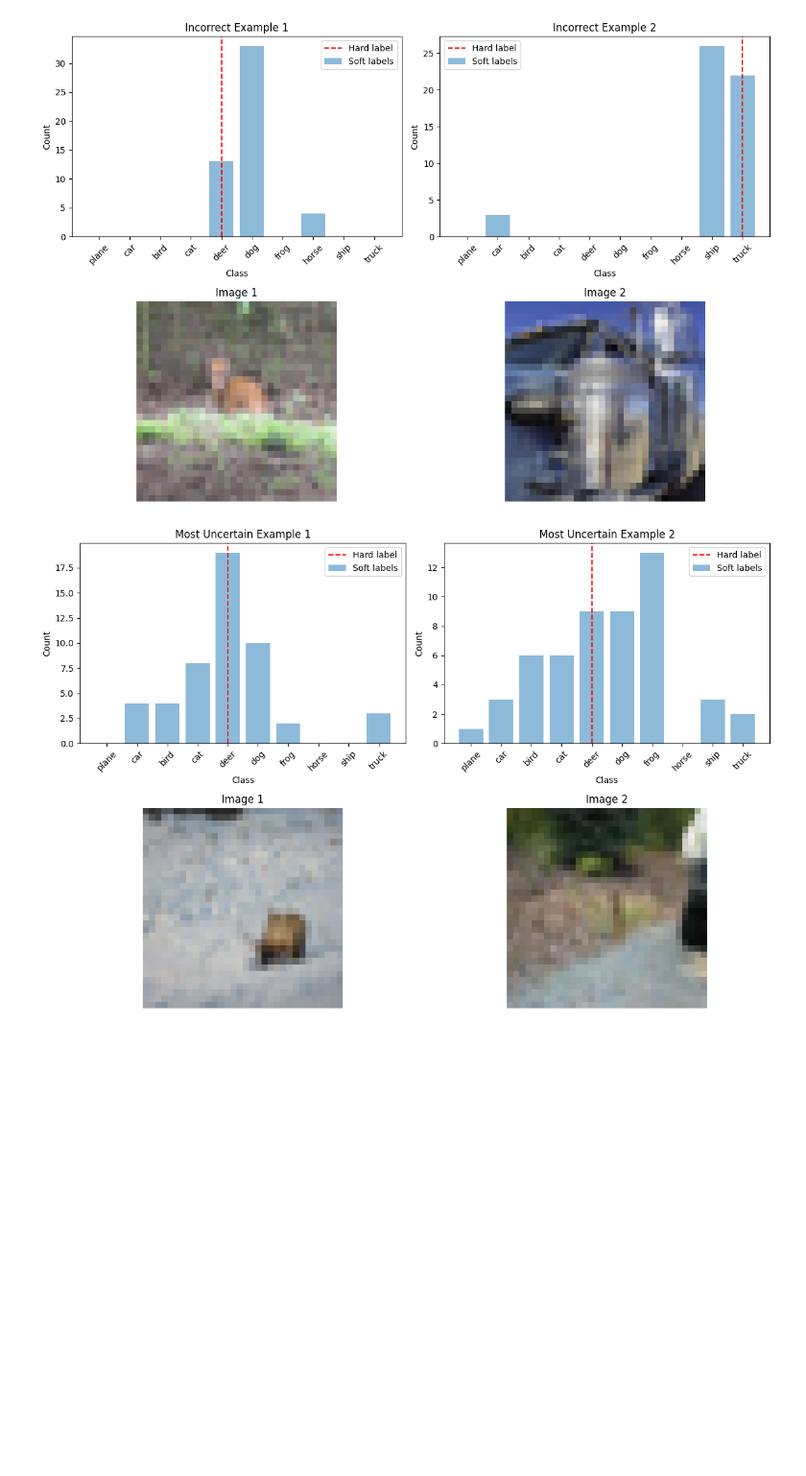
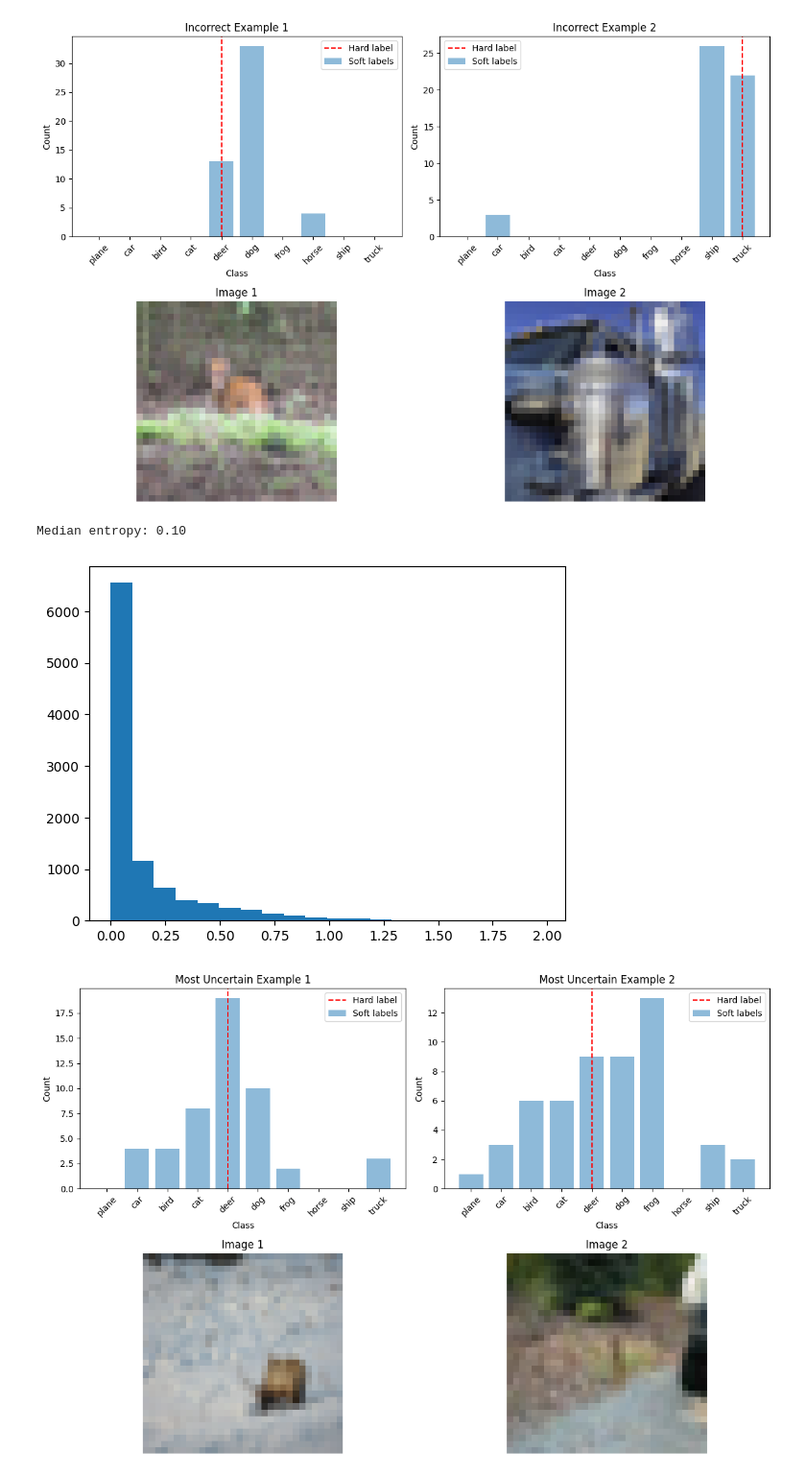
Before and after one commit to cdhmarsh/cs229_final_pub, a Jupyter notebook: baselines/explore.ipynb, the cells around one changed output. Shown at 96% size. Saved outputs shown, nothing was run; the diff lists cells and outputs as text; code cells hidden in the pictures; blank space fills up the shorter version.

```diff
--- a/baselines/explore.ipynb
+++ b/baselines/explore.ipynb
@@ -175,6 +175,10 @@ entropy = -np.sum(probs * np.log(probs + 1e-10), axis=1)  # Add small epsilon to
 
 # Get indices of examples with highest entropy (most uncertain predictions)
 uncertain_idx = np.argsort(entropy)[-2:]  # Get top 2 most uncertain examples
+
+# print median and distribution of entropy
+print(f"Median entropy: {np.median(entropy):.2f}")
+plt.hist(entropy, bins=20)
 
 plt.figure(figsize=(12,8))
 
@@ -182,31 +186,33 @@ plt.subplot(2,2,1)
 plt.bar(range(10), counts[uncertain_idx[0]], alpha=0.5, label='Soft labels')
 plt.axvline(x=testset[uncertain_idx[0]][1], color='r', linestyle='--', label='Hard label')
 plt.title('Most Uncertain Example 1')
 plt.xlabel('Class')
 plt.ylabel('Count')
 plt.legend()
 plt.xticks(range(10), classes, rotation=45)
 
 plt.subplot(2,2,2)
 plt.bar(range(10), counts[uncertain_idx[1]], alpha=0.5, label='Soft labels')
 plt.axvline(x=testset[uncertain_idx[1]][1], color='r', linestyle='--', label='Hard label')
 plt.title('Most Uncertain Example 2')
 plt.xlabel('Class')
 plt.ylabel('Count')
 plt.legend()
 plt.xticks(range(10), classes, rotation=45)
 
 plt.subplot(2,2,3)
 plt.imshow(testset[uncertain_idx[0]][0].permute(1,2,0))
 plt.title('Image 1')
 plt.axis('off')
 
 plt.subplot(2,2,4)
 plt.imshow(testset[uncertain_idx[1]][0].permute(1,2,0))
 plt.title('Image 2')
 plt.axis('off')
 
 plt.tight_layout()
 plt.show()
 # %% [output]
+Median entropy: 0.10
-[figure, old version]
+[figure, new version]
+[figure, added]
```
Also changed, not shown: 1 other file.
